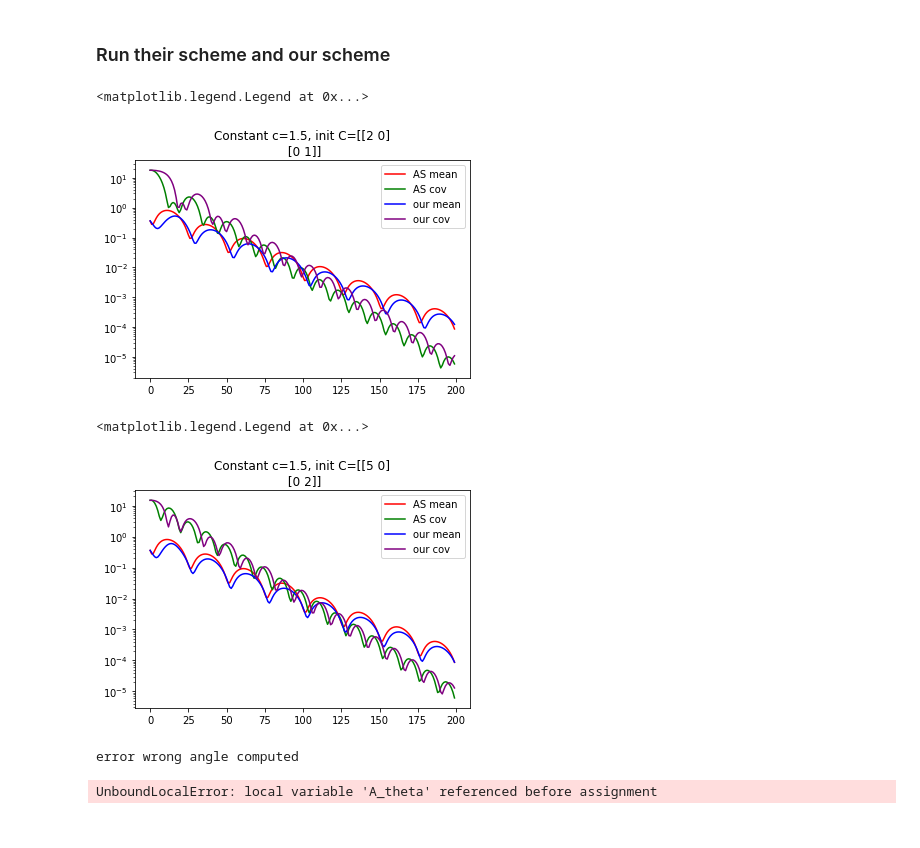
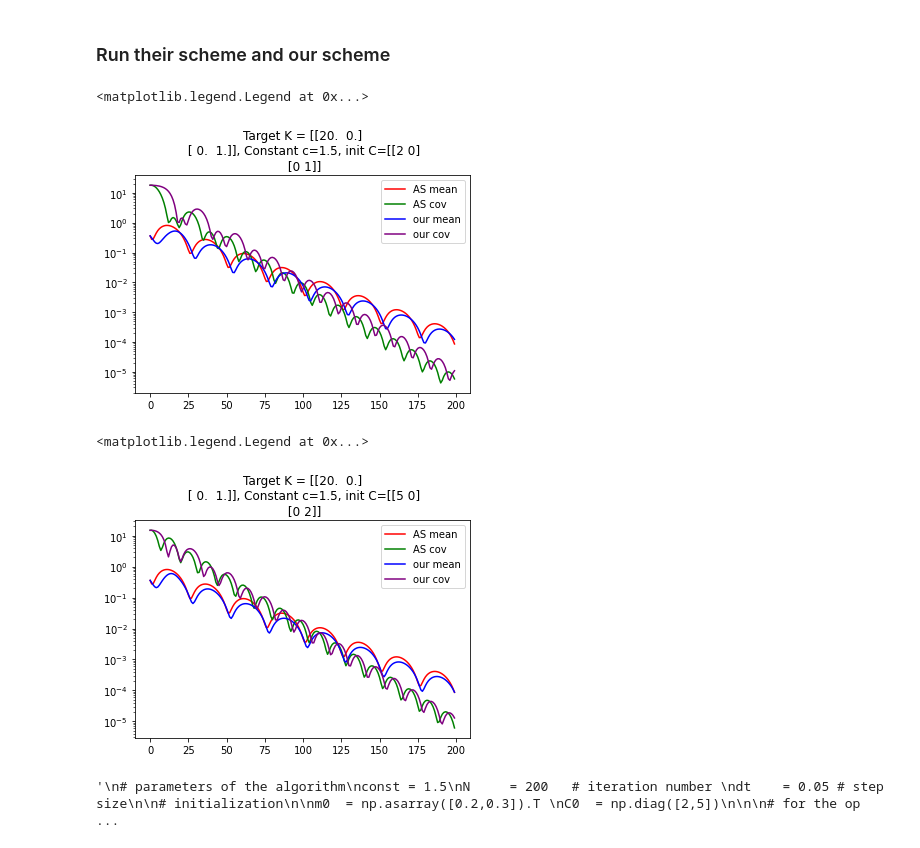
Before and after one commit to akorba/nreks, a Jupyter notebook: Gaussian target - Evolution of mean and covariance - examples of sec 4.1 and 4.2 of Arnold and Signorello.ipynb, the cells around one changed output. Saved outputs shown, nothing was run; the diff lists cells and outputs as text; code cells hidden in the pictures.

```diff
--- a/Gaussian target - Evolution of mean and covariance - examples of sec 4.1 and 4.2 of Arnold and Signorello.ipynb
+++ b/Gaussian target - Evolution of mean and covariance - examples of sec 4.1 and 4.2 of Arnold and Signorello.ipynb
@@ -194,7 +194,7 @@ dt    = 0.05 # step size
 
 # initialization
 m0  = np.asarray([0.2,0.3]).T
-C0  = np.diag([2,4])
+C0  = np.diag([2,2])
 
 
 
@@ -281,7 +281,7 @@ plt.plot(range(0,N), dis_M_opt, c='red', label = 'AS mean')
 plt.plot(range(0,N), dis_C_opt, c='green', label = 'AS cov')
 plt.plot(range(0,N), dis_M, c='blue', label = 'our mean')
 plt.plot(range(0,N), dis_C, c='purple', label = 'our cov')
-plt.title('Constant c='+str(const)+', init C='+str(C0))
+plt.title('Target K = '+str(K)+', Constant c='+str(const)+', init C='+str(C0))
 plt.legend()
 # %% [output]
 <matplotlib.legend.Legend at 0x...>
@@ -535,35 +535,35 @@ dis_M[0] = np.linalg.norm(m0)
 dis_C[0] = np.linalg.norm(C0-K)
 
 m,C = m0, C0
 for iter in range(1,N):
     # construct D_opt and J_opt matrices
     D_opt_tilde, v, lambda_min = construct_D_opt_tilde(C,d)
     D_opt = construct_D_opt(C,d)
 
     psis = construct_onb(d,v)
     sqrtC = scipy.linalg.sqrtm(C)
     J_opt = construct_J_opt(psis, v, lambda_min, const, d, sqrtC)
 
     #print(iter)
     m = m - dt*np.dot((D_opt + J_opt),np.linalg.solve(K,m)) # li has a "d - j" below and has a multiplication by C in the end
     C   = C - dt*np.dot((D_opt + J_opt),np.linalg.solve(K,C)) \
                 - dt*np.dot(C, np.linalg.solve(K,(D_opt+J_opt).T)) + 2*dt*D_opt
     MM[:,iter]    = m
     CC[:,:,iter]  = C
     #dis_L2[iter] = weighted_L2(m, C, [0,0]', K)
     dis_M[iter] = np.linalg.norm(m)
     dis_C[iter] = np.linalg.norm(C-K)
 
 plt.yscale('log',base=10)
 plt.plot(range(0,N), dis_M_opt, c='red', label = 'AS mean')
 plt.plot(range(0,N), dis_C_opt, c='green', label = 'AS cov')
 plt.plot(range(0,N), dis_M, c='blue', label = 'our mean')
 plt.plot(range(0,N), dis_C, c='purple', label = 'our cov')
-plt.title('Constant c='+str(const)+', init C='+str(C0))
+plt.title('Target K = '+str(K)+', Constant c='+str(const)+', init C='+str(C0))
 plt.legend()
 # %% [output]
 <matplotlib.legend.Legend at 0x...>
-[figure, old version]
+[figure, new version]
 # %%
 # parameters of the algorithm
 const = 1.5
@@ -666,7 +666,7 @@ plt.title('Target K = '+str(K)+', Constant c='+str(const)+', init C='+str(C0))
 plt.legend()
 # %% [output]
 <matplotlib.legend.Legend at 0x...>
-[figure, old version]
+[figure, new version]
 # %%
 # same thing, numerical issue when C0 is not in the same order as K
 
@@ -768,9 +768,8 @@ plt.plot(range(0,N), dis_M_opt, c='red', label = 'AS mean')
 plt.plot(range(0,N), dis_C_opt, c='green', label = 'AS cov')
 plt.plot(range(0,N), dis_M, c='blue', label = 'our mean')
 plt.plot(range(0,N), dis_C, c='purple', label = 'our cov')
-plt.title('Constant c='+str(const)+', init C='+str(C0))
+plt.title('Target K = '+str(K)+', Constant c='+str(const)+', init C='+str(C0))
 plt.legend()
 """
 # %% [output]
-error wrong angle computed
+'\n# parameters of the algorithm\nconst = 1.5\nN     = 200   # iteration number \ndt    = 0.05 # step size\n\n# initialization\n\nm0  = np.asarray([0.2,0.3]).T \nC0  = np.diag([2,5])\n\n\n# for the op ...
-UnboundLocalError: local variable 'A_theta' referenced before assignment
```
Also changed, not shown: parts of 2 cells of this notebook, 54 other files.
